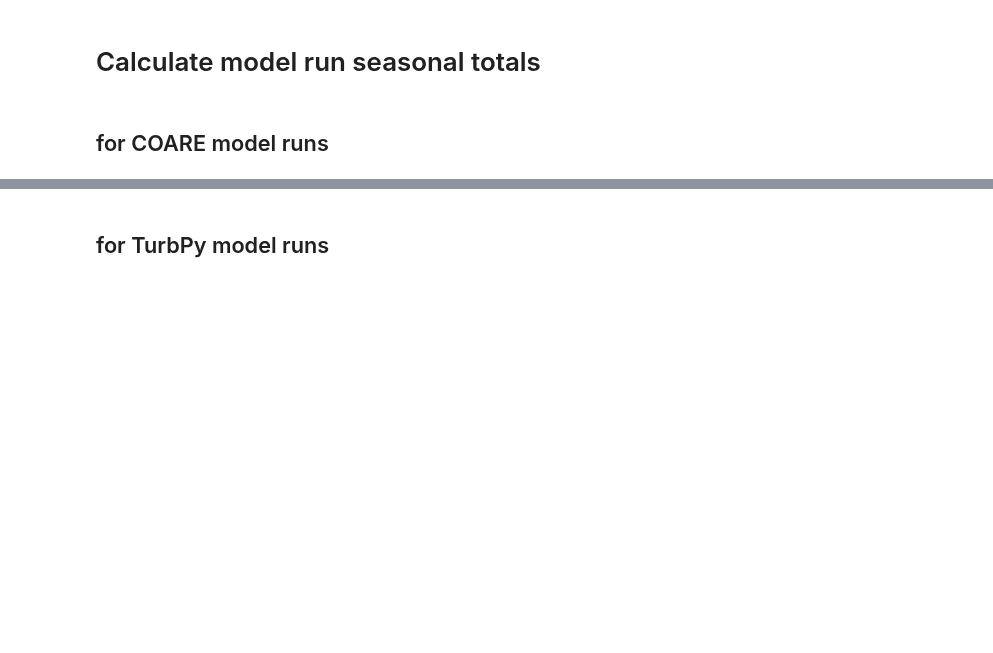
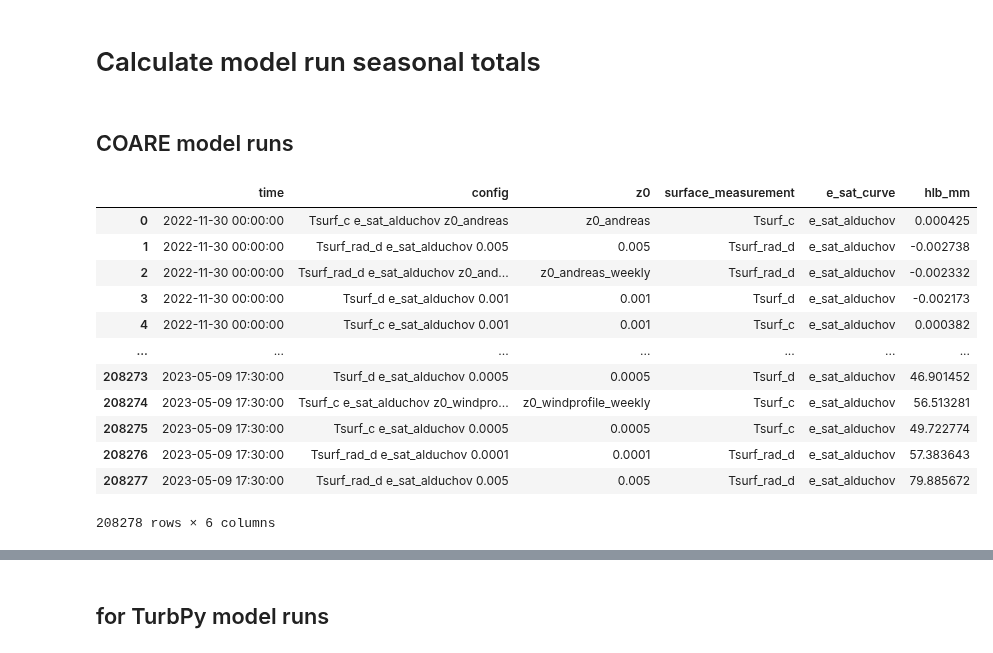
Before and after one commit to elischwat/sublimationofsnow, a Jupyter notebook: analysis/paper1/figure5_multimodel_comparison.ipynb, the cells around one changed output, grey strips where cells are left out. Saved outputs shown, nothing was run; the diff lists cells and outputs as text; code cells hidden in the pictures; blank space fills up the shorter version.

```diff
--- a/analysis/paper1/figure5_multimodel_comparison.ipynb
+++ b/analysis/paper1/figure5_multimodel_comparison.ipynb
@@ -439,2 +65,11 @@ coare_model_results = pd.concat([
+# %%
+coare_model_results = pd.read_parquet("coare_model_results.parquet").reset_index()
+coare_model_results['z0'] = coare_model_results.config.str.split(' ').apply(lambda x: x[-1])
+coare_model_results['surface_measurement'] = coare_model_results.config.str.split(' ').apply(lambda x: x[0])
+coare_model_results['e_sat_curve'] = coare_model_results.config.str.split(' ').apply(lambda x: x[1])
+coare_model_results.head(3)
+
+coare_model_results.loc[(coare_model_results.time == "2023-01-22 1400") & (coare_model_results.surface_measurement == 'Tsurf_d'), 'hlb_gperm2s'] = 0
+coare_model_results.loc[(coare_model_results.time == "2023-01-22 1400") & (coare_model_results.surface_measurement == 'Tsurf_d'), 'hsb'] = 0
 # %% [markdown]
 # Calculate model run seasonal totals
@@ -441,2 +79,2 @@ coare_model_results = pd.concat([
 # %% [markdown]
-## for COARE model runs
+## COARE model runs
@@ -454,0 +81,20 @@ coare_seasonal_model_results = pd.DataFrame(pd.concat([
+# %%
+coare_model_results['hlb_mm'] = coare_model_results['hlb_gperm2s']*seconds_in_sos_timestep/density_water
+coare_cumsum_model_results = pd.DataFrame(coare_model_results.reset_index().sort_values("time").set_index(
+    ["time", "config", "z0", "surface_measurement", "e_sat_curve"]
+).groupby(["config"])['hlb_mm'].cumsum()).reset_index()
+coare_cumsum_model_results
+# %% [output]
+|  | time | config | z0 | surface_measurement | e_sat_curve | hlb_mm |
+| 0 | 2022-11-30 00:00:00 | Tsurf_c e_sat_alduchov z0_andreas | z0_andreas | Tsurf_c | e_sat_alduchov | 0.000425 |
+| 1 | 2022-11-30 00:00:00 | Tsurf_rad_d e_sat_alduchov 0.005 | 0.005 | Tsurf_rad_d | e_sat_alduchov | -0.002738 |
+| 2 | 2022-11-30 00:00:00 | Tsurf_rad_d e_sat_alduchov z0_and... | z0_andreas_weekly | Tsurf_rad_d | e_sat_alduchov | -0.002332 |
+| 3 | 2022-11-30 00:00:00 | Tsurf_d e_sat_alduchov 0.001 | 0.001 | Tsurf_d | e_sat_alduchov | -0.002173 |
+| 4 | 2022-11-30 00:00:00 | Tsurf_c e_sat_alduchov 0.001 | 0.001 | Tsurf_c | e_sat_alduchov | 0.000382 |
+| ... | ... | ... | ... | ... | ... | ... |
+| 208273 | 2023-05-09 17:30:00 | Tsurf_d e_sat_alduchov 0.0005 | 0.0005 | Tsurf_d | e_sat_alduchov | 46.901452 |
+| 208274 | 2023-05-09 17:30:00 | Tsurf_c e_sat_alduchov z0_windpro... | z0_windprofile_weekly | Tsurf_c | e_sat_alduchov | 56.513281 |
+| 208275 | 2023-05-09 17:30:00 | Tsurf_c e_sat_alduchov 0.0005 | 0.0005 | Tsurf_c | e_sat_alduchov | 49.722774 |
+| 208276 | 2023-05-09 17:30:00 | Tsurf_rad_d e_sat_alduchov 0.0001 | 0.0001 | Tsurf_rad_d | e_sat_alduchov | 57.383643 |
+| 208277 | 2023-05-09 17:30:00 | Tsurf_rad_d e_sat_alduchov 0.005 | 0.005 | Tsurf_rad_d | e_sat_alduchov | 79.885672 |
+208278 rows × 6 columns
```
Also changed, not shown: parts of 65 cells of this notebook, 4 other files.
